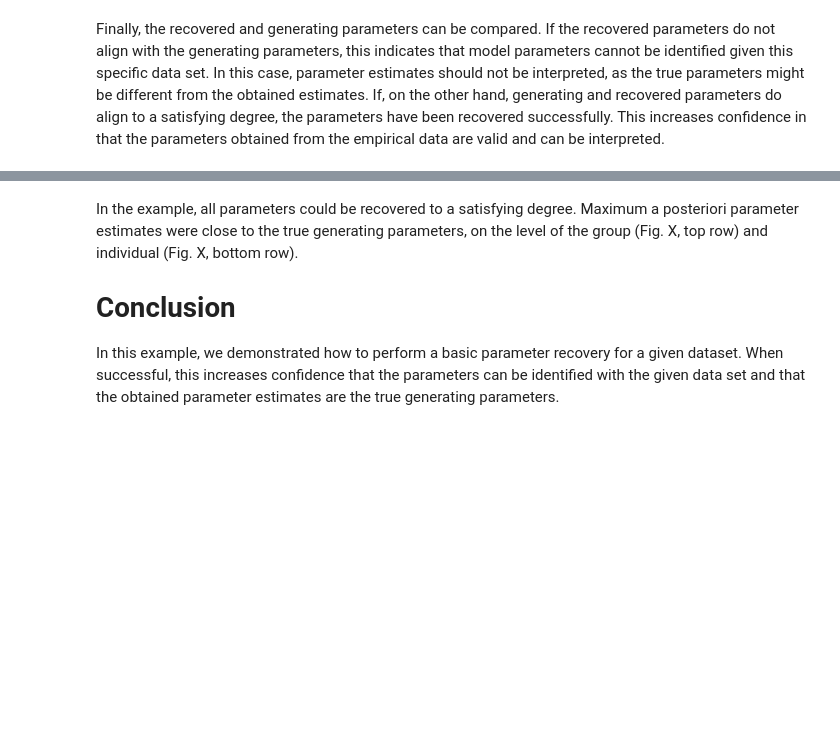
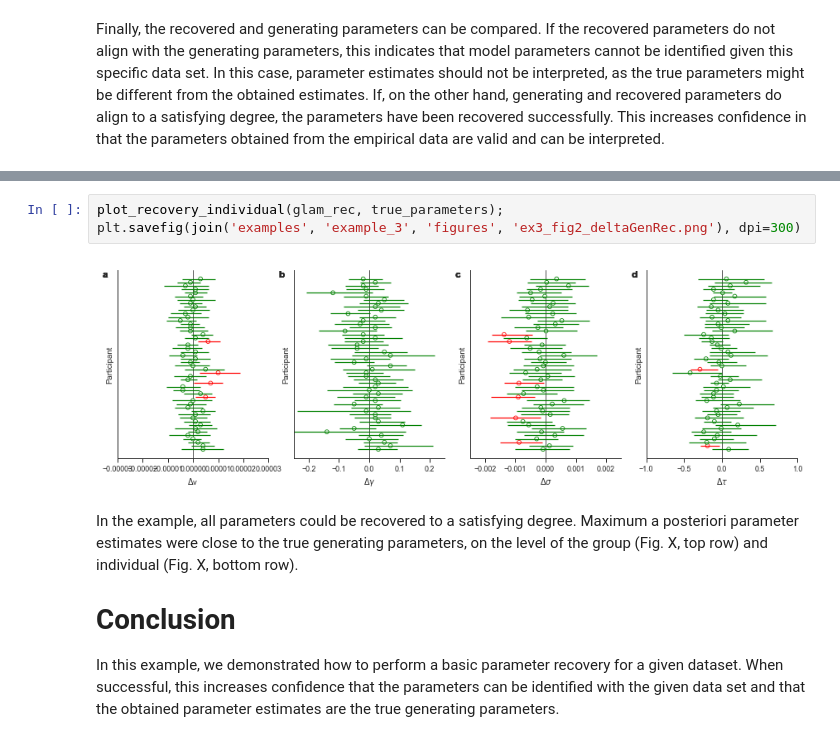
Before and after one commit to glamlab/glambox, a Jupyter notebook: Example_3_Parameter_recovery.ipynb, the cells around one changed output, grey strips where cells are left out. Saved outputs shown, nothing was run; the diff lists cells and outputs as text; blank space fills up the shorter version.

Commit message:
reran parameter recovery and saved outputs

```diff
--- a/Example_3_Parameter_recovery.ipynb
+++ b/Example_3_Parameter_recovery.ipynb
@@ -312,3 +253,8 @@ sns.despine()
+# %%
+plot_recovery_individual(glam_rec, true_parameters);
+plt.savefig(join('examples', 'example_3', 'figures', 'ex3_fig2_deltaGenRec.png'), dpi=300)
+# %% [output]
+[figure, added]
 # %% [markdown]
 In the example, all parameters could be recovered to a satisfying degree. Maximum a posteriori parameter estimates were close to the true generating parameters, on the level of the group (Fig. X, top row) and individual (Fig. X, bottom row).
 
```
Also changed, not shown: parts of 14 cells of this notebook, 4 other files.
